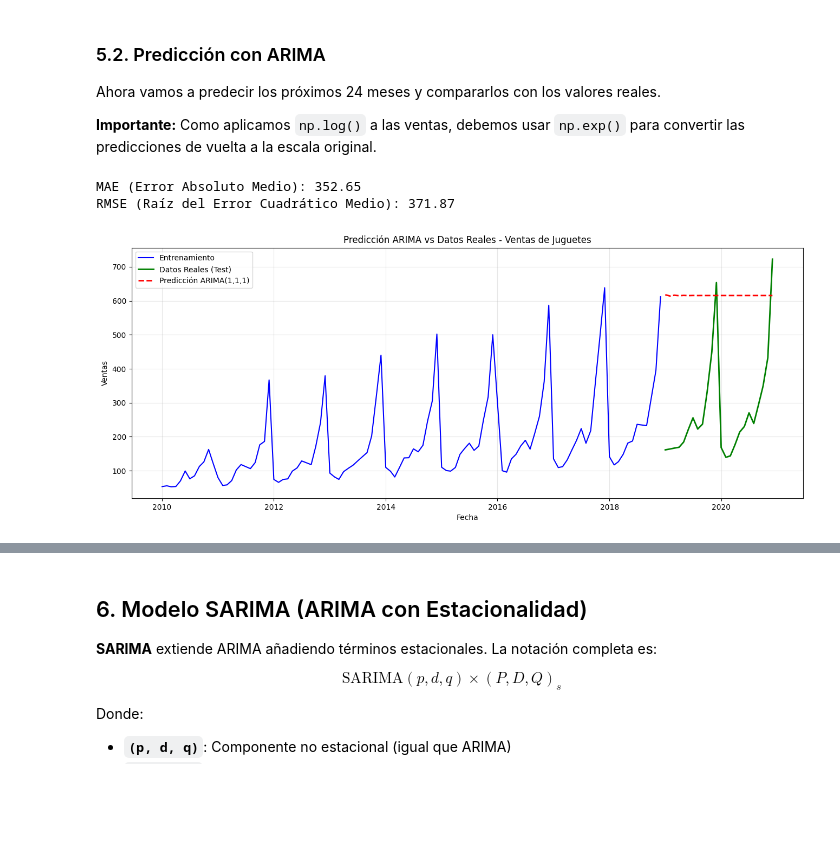
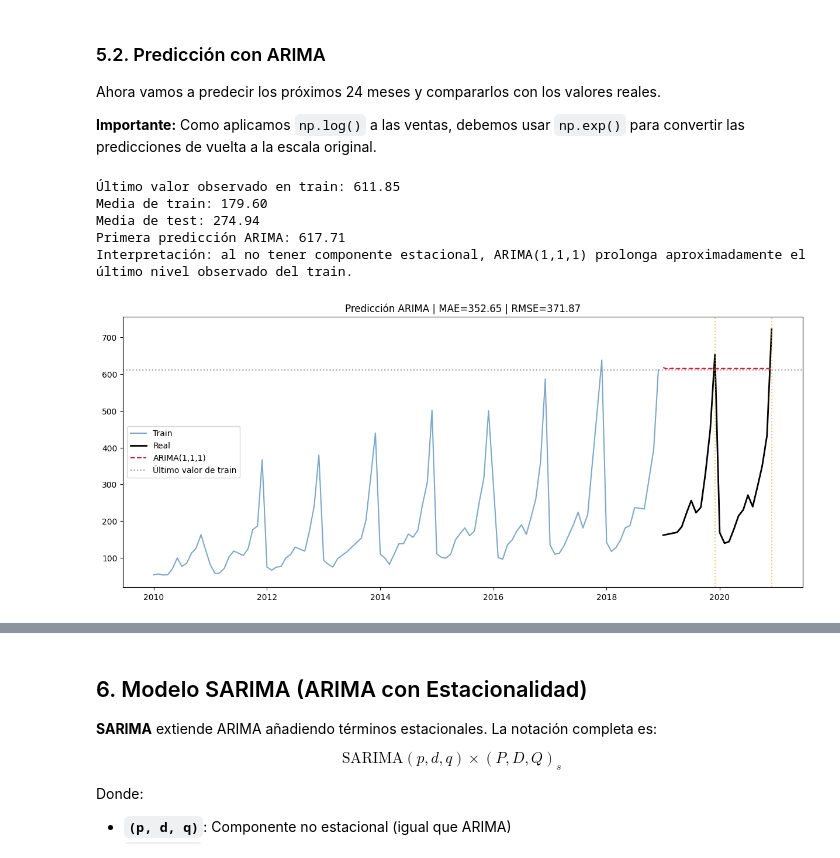
Before and after one commit to rasitoo/PythonDataAnalisis_bigdata_AHK, a Jupyter notebook: 22ARIMA_SARIMA_y_metodos _clasicos.ipynb, the cells around one changed output, grey strips where cells are left out. Drawn from its saved outputs; the diff is of its cells as text; code cells hidden in the pictures; blank space fills up the shorter version.

```diff
--- a/22ARIMA_SARIMA_y_metodos _clasicos.ipynb
+++ b/22ARIMA_SARIMA_y_metodos _clasicos.ipynb
@@ -535,36 +561,44 @@ Ahora vamos a predecir los próximos 24 meses y compararlos con los valores real
 
 **Importante:** Como aplicamos `np.log()` a las ventas, debemos usar `np.exp()` para convertir las predicciones de vuelta a la escala original.
 # %%
-# Hacer predicciones para los próximos 24 meses
-forecast_arima = fitted_arima.forecast(steps=24)
+forecast_arima = fitted_arima.forecast(steps=len(test))
+forecast_arima_real = pd.Series(
+    np.exp(forecast_arima),
+    index=test_real.index,
+    name='Predicción ARIMA'
+)
 
-# Deshacer la transformación logarítmica
-test_real = np.exp(test)
-train_real = np.exp(train)
-forecast_arima_real = np.exp(forecast_arima)
-
-# Calcular métricas de error
 mae_arima = mean_absolute_error(test_real, forecast_arima_real)
 rmse_arima = np.sqrt(mean_squared_error(test_real, forecast_arima_real))
+ultimo_valor_train = train_real.iloc[-1]
+media_train = train_real.mean()
+media_test = test_real.mean()
 
-print(f"MAE (Error Absoluto Medio): {mae_arima:.2f}")
-print(f"RMSE (Raíz del Error Cuadrático Medio): {rmse_arima:.2f}")
+print(f'Último valor observado en train: {ultimo_valor_train:.2f}')
+print(f'Media de train: {media_train:.2f}')
+print(f'Media de test: {media_test:.2f}')
+print(f'Primera predicción ARIMA: {forecast_arima_real.iloc[0]:.2f}')
+print('Interpretación: al no tener componente estacional, ARIMA(1,1,1) prolonga aproximadamente el último nivel observado del train.')
 
-# Visualización
-plt.figure(figsize=(16, 6))
-plt.plot(train_real.index, train_real, label='Entrenamiento', color='blue')
-plt.plot(test_real.index, test_real, label='Datos Reales (Test)', color='green', linewidth=2)
-plt.plot(test.index, forecast_arima_real, label='Predicción ARIMA(1,1,1)', color='red', linestyle='--', linewidth=2)
-plt.title('Predicción ARIMA vs Datos Reales - Ventas de Juguetes')
-plt.xlabel('Fecha')
-plt.ylabel('Ventas')
+plt.figure(figsize=(15, 6))
+plt.plot(train_real.index, train_real, label='Train', color='steelblue', alpha=0.7)
+plt.plot(test_real.index, test_real, label='Real', color='black', linewidth=2)
+plt.plot(forecast_arima_real.index, forecast_arima_real, label='ARIMA(1,1,1)', color='crimson', linestyle='--')
+plt.axhline(ultimo_valor_train, color='gray', linestyle=':', alpha=0.8, label='Último valor de train')
+
+for fecha in test_real.index[test_real.index.month == 12]:
+    plt.axvline(fecha, color='goldenrod', linestyle=':', alpha=0.6)
+
+plt.title(f'Predicción ARIMA | MAE={mae_arima:.2f} | RMSE={rmse_arima:.2f}')
 plt.legend()
-plt.grid(True, alpha=0.3)
 plt.show()
 # %% [output]
-MAE (Error Absoluto Medio): 352.65
-RMSE (Raíz del Error Cuadrático Medio): 371.87
+Último valor observado en train: 611.85
+Media de train: 179.60
+Media de test: 274.94
+Primera predicción ARIMA: 617.71
+Interpretación: al no tener componente estacional, ARIMA(1,1,1) prolonga aproximadamente el último nivel observado del train.
-[figure, old version]
+[figure, new version]
 # %% [markdown]
 ### 📊 Análisis del Modelo ARIMA
 
```
Also changed, not shown: parts of 13 cells of this notebook.
